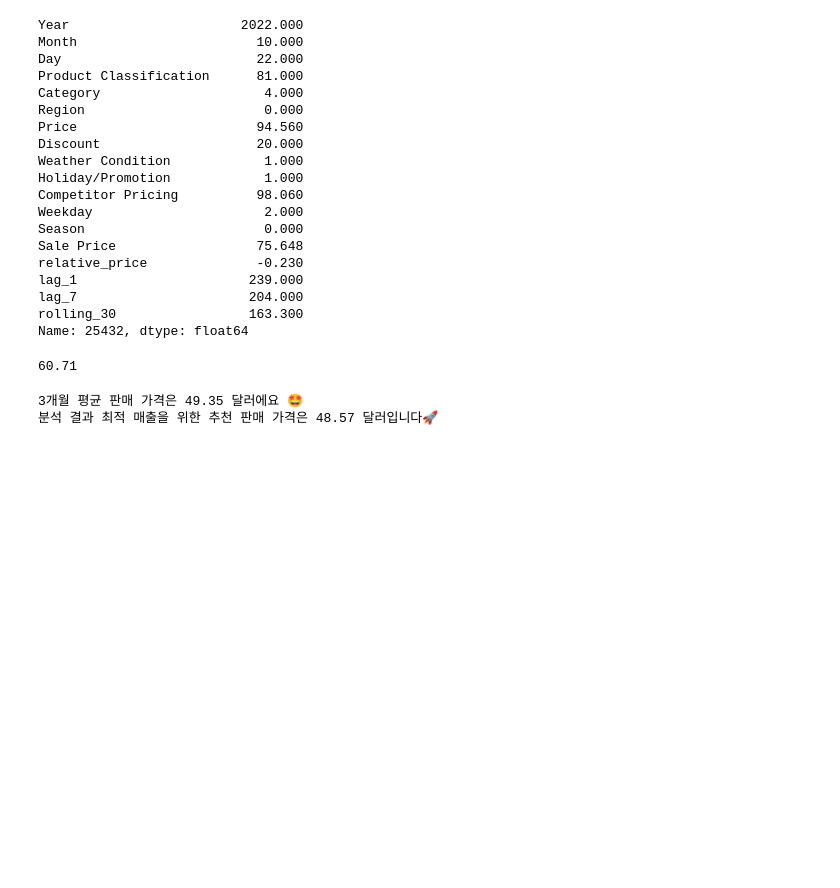
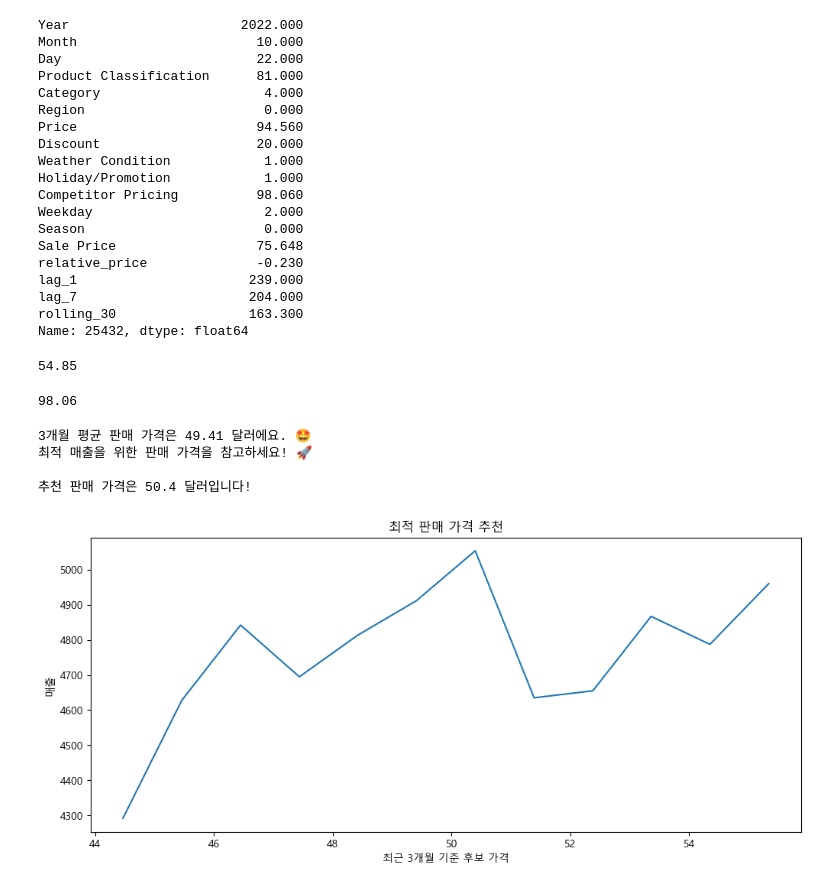
Before and after one commit to bymate/demand_forecasting-price_optimization, a Jupyter notebook: eda&model.ipynb, the cells around one changed output. Drawn from its saved outputs; the diff is of its cells as text; code cells hidden in the pictures; blank space fills up the shorter version.

```diff
--- a/eda&model.ipynb
+++ b/eda&model.ipynb
@@ -1193,30 +1234,8 @@ Name: 25432, dtype: float64
 # %%
 from datetime import datetime, timedelta
 
-# 제품 라벨된 값 원래대로 변환
-le = encoders['Product Classification']
-val = int(base_row['Product Classification'])
-decoded_val = le.inverse_transform([val])[0]
-
-# X_test 기준 날짜 만들기
-current_date = datetime(
-    int(X_test.iloc[0]['Year']),
-    int(X_test.iloc[0]['Month']),
-    int(X_test.iloc[0]['Day'])
-)
-
-# 3개월 전 날짜 계산
-three_months_ago = current_date - pd.DateOffset(months=3)
-
-# filtered_df['Date']: 날짜형식 아닌경우 대비
-filtered_df['Date'] = pd.to_datetime(filtered_df['Date'])
-
-# 해당 제품의 평균 가격으로부터 후보 가격을 뽑아냄
-avg_price = filtered_df.loc[(filtered_df['Product Classification'] == decoded_val)&
-                            (filtered_df['Date'] >= three_months_ago)&
-                            (filtered_df['Date'] <= current_date), 'Sale Price'].mean()
 scenario_df.iloc[max_pos]['Sale Price']
 # %% [output]
-60.71
+54.85
 # %%
 def recommend_price(origin_df, base_row, competitor_pricing):
@@ -1252,12 +1255,30 @@ def recommend_price(origin_df, base_row, competitor_pricing):
+# %%
+X_test.iloc[0]['Competitor Pricing']
+# %% [output]
+98.06
 # %%
+# 고객 입력 대신 test 데이터 중 한개 사용
+base_row = X_test.iloc[140]
+
 # 경쟁사 가격 임의 지정
-competitor_pricing = 27.250000
-
-# 고객 입력 대신 test 데이터 중 한개 사용
-base_row = X_test.iloc[0]
+competitor_pricing = base_row['Competitor Pricing']
 
 # 원본 데이터는 제품 구분 컬럼이 없어 filtered_df 데이터셋 사용
-recommend_price(filtered_df, base_row, competitor_pricing)
+avg_price_3M, select_price, scenario_df, pred_results = recommend_price(filtered_df, base_row, competitor_pricing)
+
+print(f'3개월 평균 판매 가격은 {round(avg_price_3M, 2)} 달러에요. 🤩\n'\
+      f'최적 매출을 위한 판매 가격을 참고하세요! 🚀\n\n추천 판매 가격은 {select_price} 달러입니다!')
 # %% [output]
-3개월 평균 판매 가격은 49.35 달러에요 🤩
-분석 결과 최적 매출을 위한 추천 판매 가격은 48.57 달러입니다🚀
+3개월 평균 판매 가격은 49.41 달러에요. 🤩
+최적 매출을 위한 판매 가격을 참고하세요! 🚀
+
+추천 판매 가격은 50.4 달러입니다!
+# %%
+plt.figure(figsize=(12,5))
+plt.plot(scenario_df['Sale Price'], pred_results)
+plt.title('최적 판매 가격 추천')
+plt.xlabel('최근 3개월 기준 후보 가격')
+plt.ylabel('매출')
+plt.show()
+# %% [output]
+[figure, added]
```
Also changed, not shown: parts of 11 cells of this notebook.
